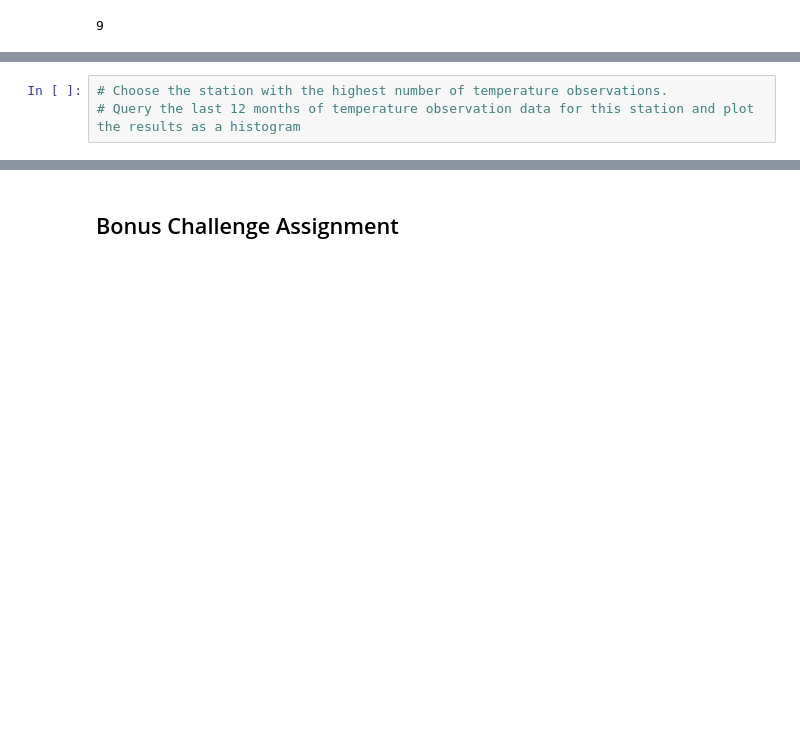
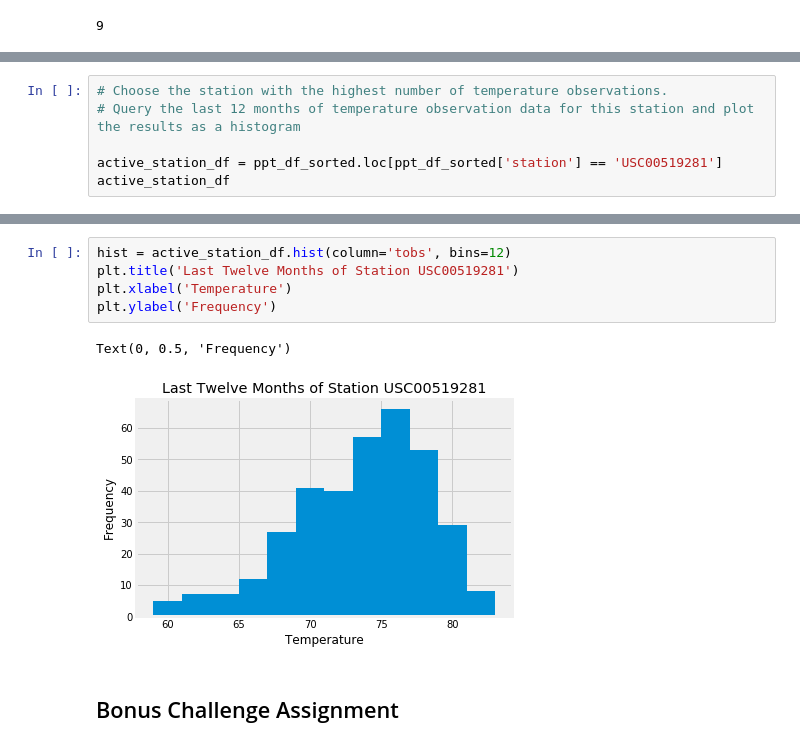
Before and after one commit to AngiePeck/SQLalchemy_Challenge, a Jupyter notebook: climate_starter.ipynb, the cells around one changed output, grey strips where cells are left out. Saved outputs shown, nothing was run; the diff lists cells and outputs as text; blank space fills up the shorter version.

```diff
--- a/climate_starter.ipynb
+++ b/climate_starter.ipynb
@@ -118,3 +127,6 @@ lowest_temp
 # %%
 # Choose the station with the highest number of temperature observations.
 # Query the last 12 months of temperature observation data for this station and plot the results as a histogram
+
+active_station_df = ppt_df_sorted.loc[ppt_df_sorted['station'] == 'USC00519281']
+active_station_df
@@ -121,3 +148,11 @@ lowest_temp
+# %%
+hist = active_station_df.hist(column='tobs', bins=12)
+plt.title('Last Twelve Months of Station USC00519281')
+plt.xlabel('Temperature')
+plt.ylabel('Frequency')
+# %% [output]
+Text(0, 0.5, 'Frequency')
+[figure, added]
 # %% [markdown]
 ## Bonus Challenge Assignment
 # %%
```
Also changed, not shown: parts of 6 cells of this notebook, 1 other file.
